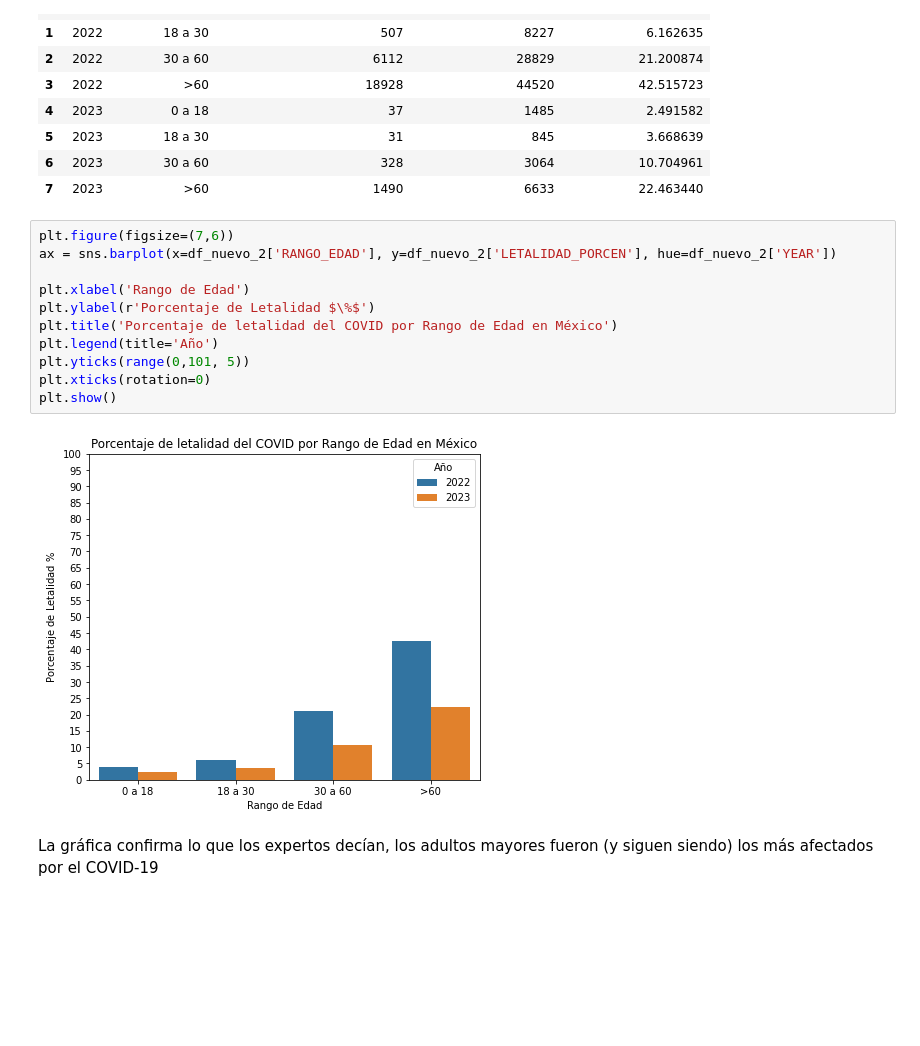
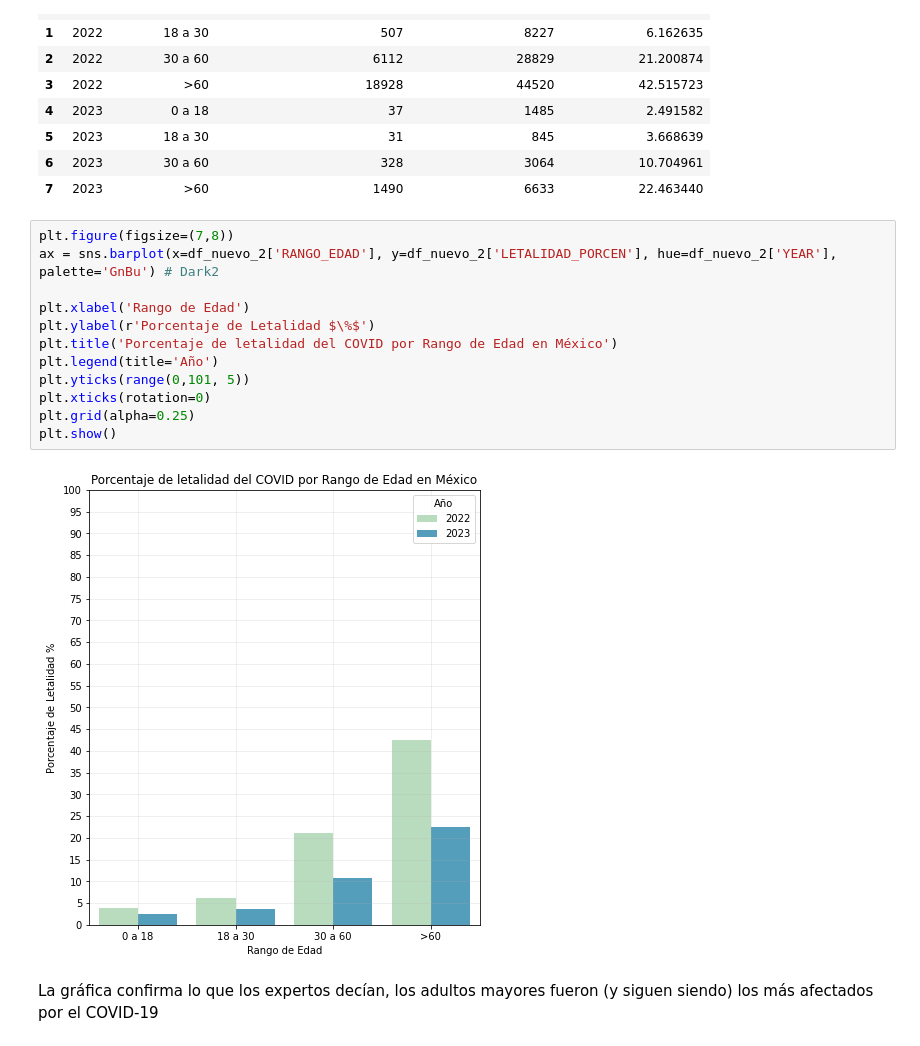
Before and after one commit to Ricardo-OB/prog-covid-mx, a Jupyter notebook: src/notebook_Ricardo.ipynb, the cells around one changed output. Drawn from its saved outputs; the diff is of its cells as text; blank space fills up the shorter version.

```diff
--- a/src/notebook_Ricardo.ipynb
+++ b/src/notebook_Ricardo.ipynb
@@ -719,18 +764,19 @@ df_nuevo_2.head(10)
 | 6 | 2023 | 30 a 60 | 328 | 3064 | 10.704961 |
 | 7 | 2023 | >60 | 1490 | 6633 | 22.463440 |
 # %%
-plt.figure(figsize=(7,6))
-ax = sns.barplot(x=df_nuevo_2['RANGO_EDAD'], y=df_nuevo_2['LETALIDAD_PORCEN'], hue=df_nuevo_2['YEAR'])
+plt.figure(figsize=(7,8))
+ax = sns.barplot(x=df_nuevo_2['RANGO_EDAD'], y=df_nuevo_2['LETALIDAD_PORCEN'], hue=df_nuevo_2['YEAR'], palette='GnBu') # Dark2
 
 plt.xlabel('Rango de Edad')
 plt.ylabel(r'Porcentaje de Letalidad $\%$')
 plt.title('Porcentaje de letalidad del COVID por Rango de Edad en México')
 plt.legend(title='Año')
 plt.yticks(range(0,101, 5))
 plt.xticks(rotation=0)
+plt.grid(alpha=0.25)
 plt.show()
 # %% [output]
-[figure, old version]
+[figure, new version]
 # %% [markdown]
 La gráfica confirma lo que los expertos decían, los adultos mayores fueron (y siguen siendo) los más afectados por el COVID-19
 # %%
```
Also changed, not shown: parts of 5 cells of this notebook, 1 other file.
